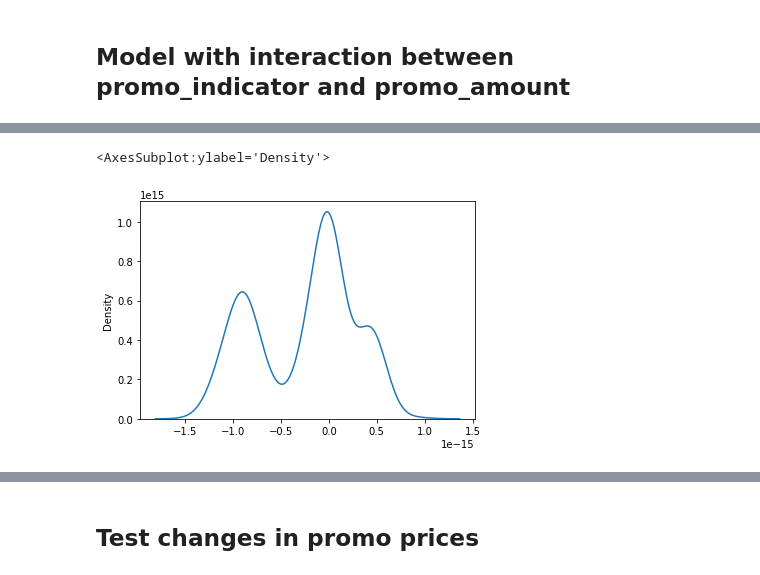
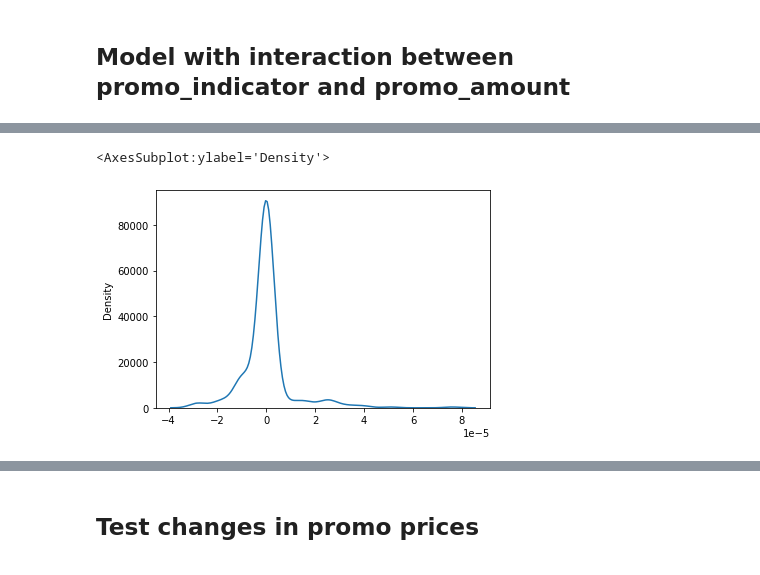
Before and after one commit to rahuljungbahadur/experiments_and_simulations, a Jupyter notebook: price_promotion_elasticity/store_promo_elasticity_computation.ipynb, the cells around one changed output, grey strips where cells are left out. Cells and saved outputs as stored; diff of their text form; code cells hidden in the pictures.

```diff
--- a/price_promotion_elasticity/store_promo_elasticity_computation.ipynb
+++ b/price_promotion_elasticity/store_promo_elasticity_computation.ipynb
@@ -259,7 +265,7 @@ sns.histplot(df_sales, x = "log_promo")
 # %%
 plot_predictions(model3, df_sales, y = 'units_sold')
 # %%
-sns.kdeplot(model2.resid)
+sns.kdeplot(model3.resid)
 # %% [output]
 <AxesSubplot:ylabel='Density'>
-[figure, old version]
+[figure, new version]
```
Also changed, not shown: parts of 29 cells of this notebook.
